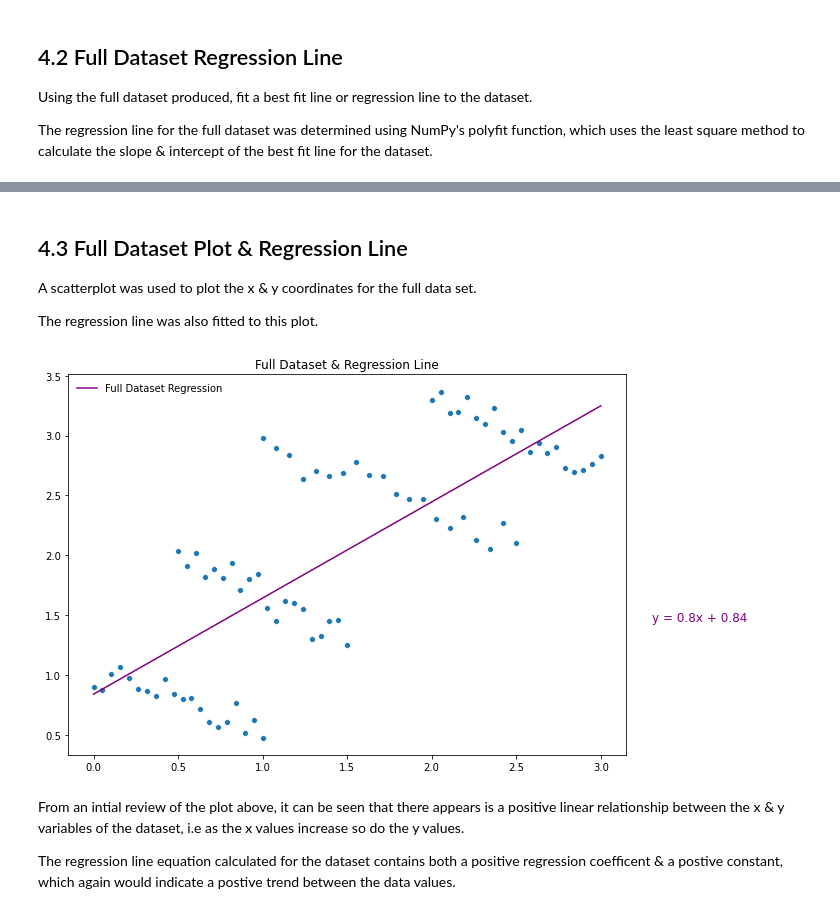
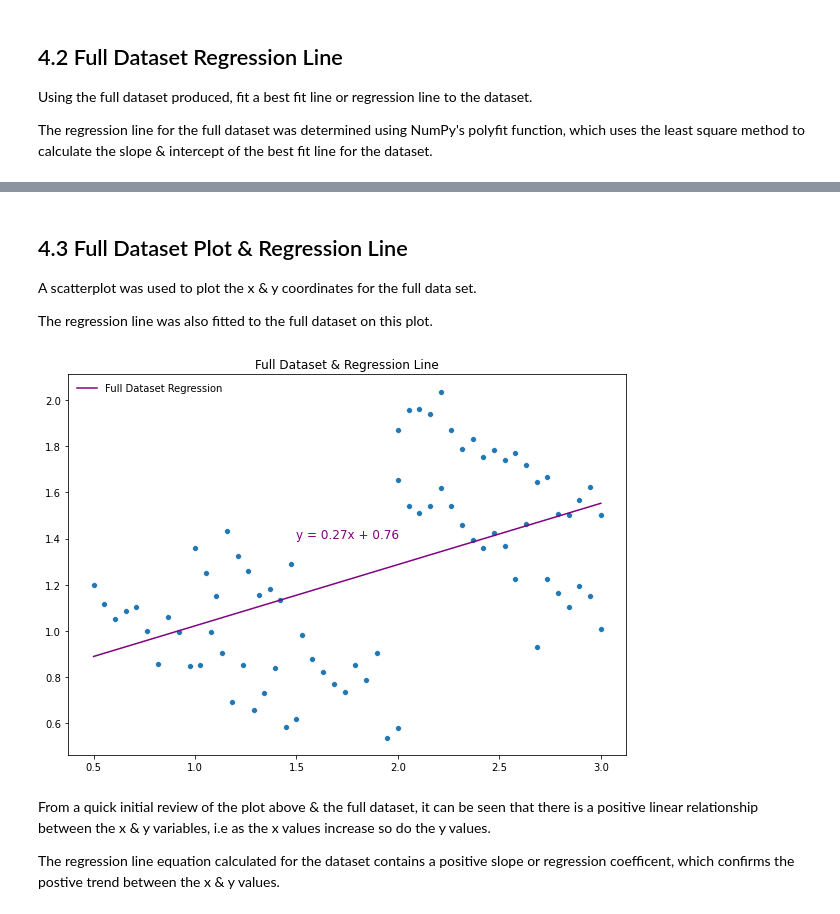
Before and after one commit to PaulSweeney89/FDA-Tasks, a Jupyter notebook: Tasks Jupyter.ipynb, the cells around one changed output, grey strips where cells are left out. Drawn from its saved outputs; the diff is of its cells as text; code cells hidden in the pictures.

```diff
--- a/Tasks Jupyter.ipynb
+++ b/Tasks Jupyter.ipynb
@@ -686,9 +686,9 @@ y1 = y1 + noise
 # Group 2 Data - (x2, y2)
 
 # a & b values for calculating y, y = ax + b
-a, b = -0.75, 2.5
+a, b = -0.75, 2.25
 
-x2 = np.linspace(0.5, 1.5, 20)
+x2 = np.linspace(1, 2, 20)
 
 # add random noise to data to make it appear less linear.
 noise = np.random.normal(-0.1, 0.1, x2.shape)
@@ -699,9 +699,9 @@ y2 = y2 + noise
 # Group 3 Data  - (x3, y3)
 
 # a & b values for calculating y, y = ax + b
-a, b = -0.5, 3.5
+a, b = -0.6, 3
 
-x3 = np.linspace(1, 2.5, 20)
+x3 = np.linspace(2, 3, 20)
 
 # add random noise to data to make it appear less linear.
 noise = np.random.normal(-0.1, 0.1, x3.shape)
@@ -712,7 +712,7 @@ y3 = y3 + noise
 # Group 4 Data - (x4, y4)
 
 # a & b values for calculating y, y = ax + b
-a, b = -0.75, 5
+a, b = -0.5, 3.1
 
 x4 = np.linspace(2, 3, 20)
 
@@ -751,34 +751,34 @@ y =  0.8 x +  0.84
 # %%
 # Generate some coorindates for plotting the regression line
-x_new = np.linspace(0, 3, 3)
+x_new = np.linspace(0.5, 3, 2)
 y_new = slope * x_new + intercept
 # %% [markdown]
 ## 4.3 Full Dataset Plot & Regression Line
 
 A scatterplot was used to plot the x & y coordinates for the full data set.
 
-The regression line was also fitted to this plot.
+The regression line was also fitted to the full dataset on this plot.
 # %%
 # Increasing the size of the output plots
 plt.rcParams["figure.figsize"] = (10,7)
 # %%
 # scatter plot of full dataset
 sns.scatterplot(x_array, y_array)
 
 # plot regression line
 sns.lineplot(x_new, y_new, color='purple')
 
 # include legend with regression line formula
 plt.legend(["Full Dataset Regression"], frameon=False, loc="upper left")
 
 # apply text with R^2 value to plot
-plt.text(3.3, 1.45, 'y = {}x + {}'.format(round(slope, 2), round(intercept, 2)), color='purple', size=12)
+plt.text(1.5, 1.4, 'y = {}x + {}'.format(round(slope, 2), round(intercept, 2)), color='purple', size=12)
 
 plt.title("Full Dataset & Regression Line")
 plt.show()
 # %% [output]
-[figure, old version]
+[figure, new version]
 # %% [markdown]
-From an intial review of the plot above, it can be seen that there appears is a positive linear relationship between the x & y variables of the dataset, i.e as the x values increase so do the y values.
+From a quick initial review of the plot above & the full dataset, it can be seen that there is a positive linear relationship between the x & y variables, i.e as the x values increase so do the y values.
 
-The regression line equation calculated for the dataset contains both a positive regression coefficent & a postive constant, which again would indicate a postive trend between the data values.
+The regression line equation calculated for the dataset contains a positive slope or regression coefficent, which confirms the postive trend between the x & y values.
```
Also changed, not shown: parts of 33 cells of this notebook.
